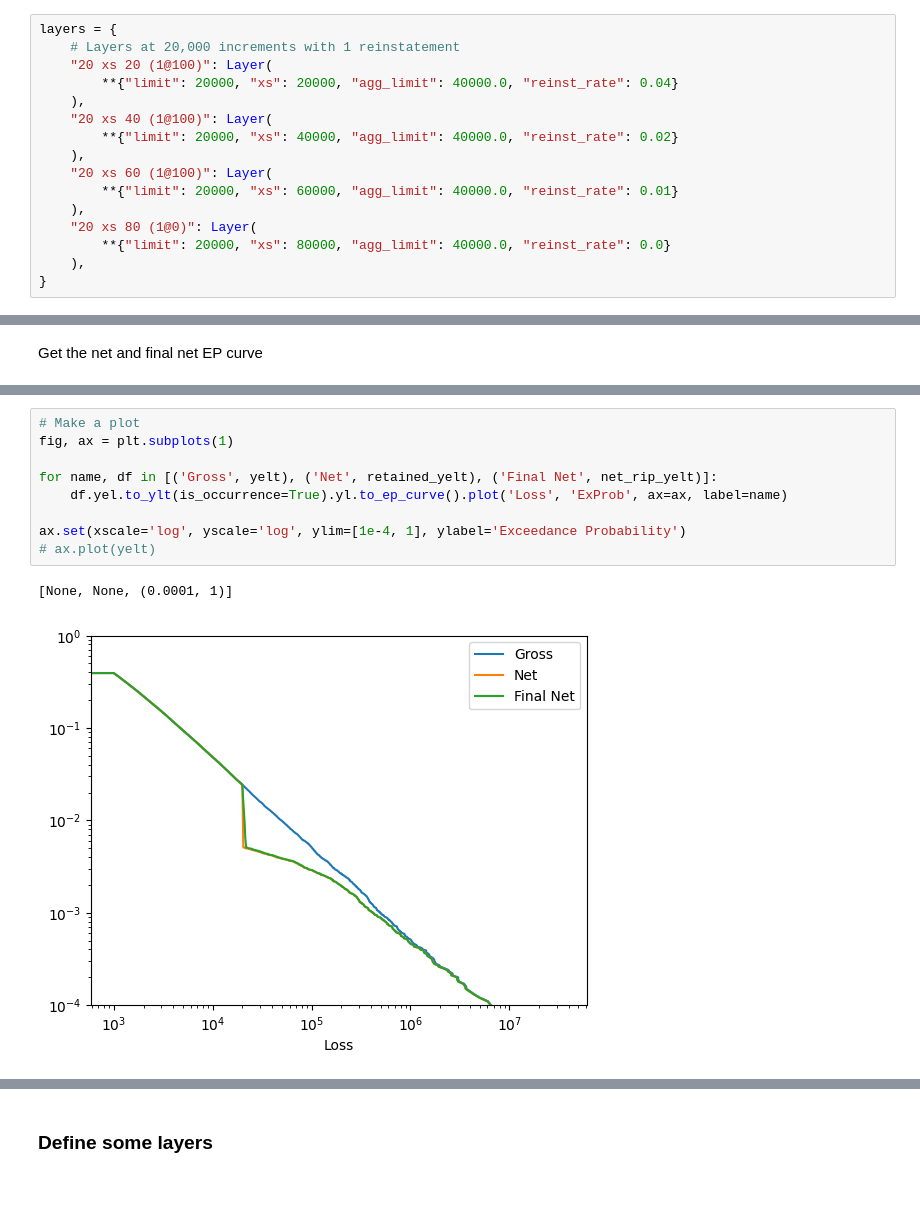
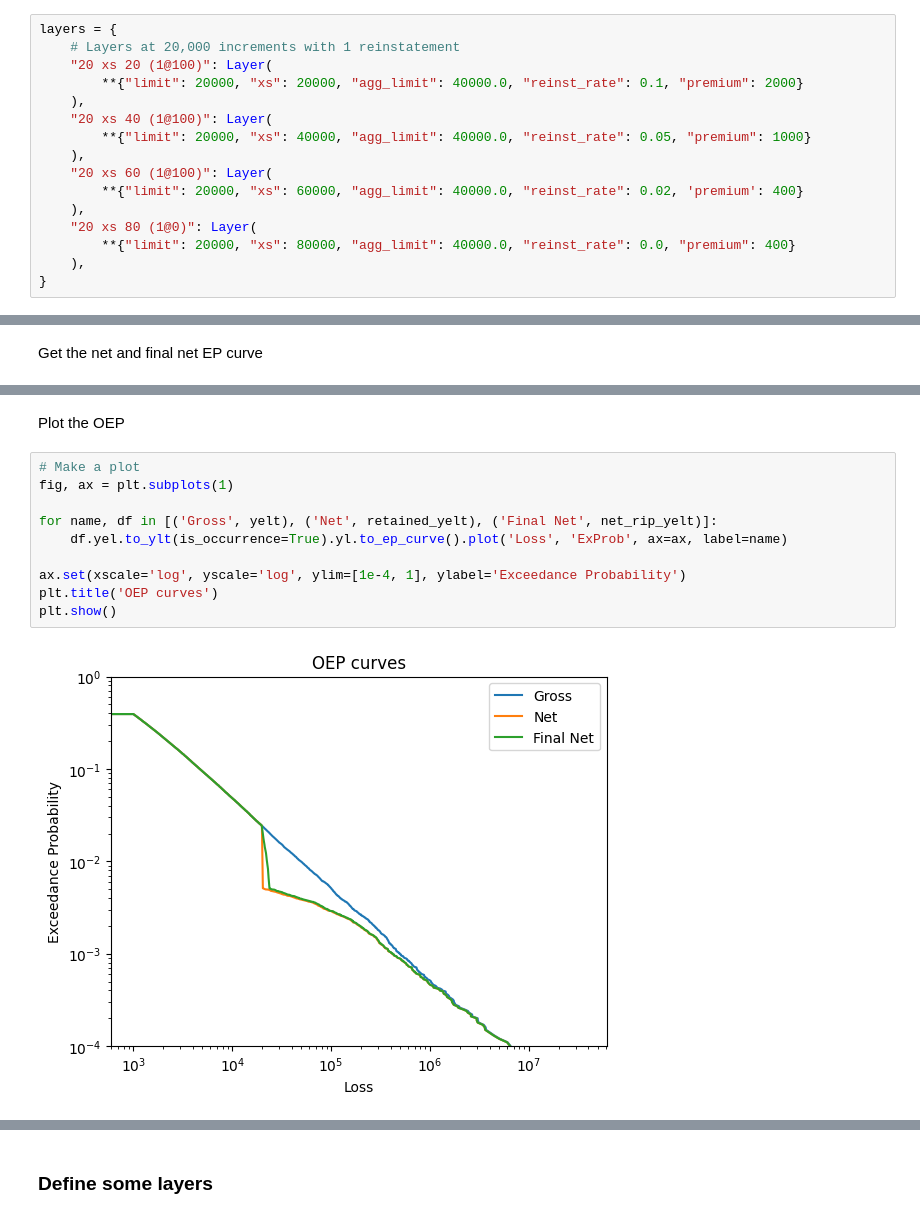
Before and after one commit to iwbailey/pandas-ylt, a Jupyter notebook: yelt_examples_layer_losses.ipynb, the cells around one changed output, grey strips where cells are left out. Saved outputs shown, nothing was run; the diff lists cells and outputs as text; blank space fills up the shorter version.

```diff
--- a/yelt_examples_layer_losses.ipynb
+++ b/yelt_examples_layer_losses.ipynb
@@ -40,16 +42,16 @@ display(yelt.yel.to_summary_stats_series().to_frame().style.format("{:,.0f}"))
 layers = {
     # Layers at 20,000 increments with 1 reinstatement
     "20 xs 20 (1@100)": Layer(
-        **{"limit": 20000, "xs": 20000, "agg_limit": 40000.0, "reinst_rate": 0.04}
+        **{"limit": 20000, "xs": 20000, "agg_limit": 40000.0, "reinst_rate": 0.1, "premium": 2000}
     ),
     "20 xs 40 (1@100)": Layer(
-        **{"limit": 20000, "xs": 40000, "agg_limit": 40000.0, "reinst_rate": 0.02}
+        **{"limit": 20000, "xs": 40000, "agg_limit": 40000.0, "reinst_rate": 0.05, "premium": 1000}
     ),
     "20 xs 60 (1@100)": Layer(
-        **{"limit": 20000, "xs": 60000, "agg_limit": 40000.0, "reinst_rate": 0.01}
+        **{"limit": 20000, "xs": 60000, "agg_limit": 40000.0, "reinst_rate": 0.02, 'premium': 400}
     ),
     "20 xs 80 (1@0)": Layer(
-        **{"limit": 20000, "xs": 80000, "agg_limit": 40000.0, "reinst_rate": 0.0}
+        **{"limit": 20000, "xs": 80000, "agg_limit": 40000.0, "reinst_rate": 0.0, "premium": 400}
     ),
 }
 # %% [markdown]
@@ -127,14 +129,16 @@ display(combined_rp_curves.style.format("{:,.0f}"))
 | 25 | 12,135 | 12,135 | 12,135 |
 | 10 | 4,708 | 4,708 | 4,708 |
+# %% [markdown]
+Plot the OEP
 # %%
 # Make a plot
 fig, ax = plt.subplots(1)
 
 for name, df in [('Gross', yelt), ('Net', retained_yelt), ('Final Net', net_rip_yelt)]:
     df.yel.to_ylt(is_occurrence=True).yl.to_ep_curve().plot('Loss', 'ExProb', ax=ax, label=name)
 
 ax.set(xscale='log', yscale='log', ylim=[1e-4, 1], ylabel='Exceedance Probability')
-# ax.plot(yelt)
+plt.title('OEP curves')
+plt.show()
 # %% [output]
-[None, None, (0.0001, 1)]
-[figure, old version]
+[figure, new version]
```
Also changed, not shown: parts of 14 cells of this notebook.
